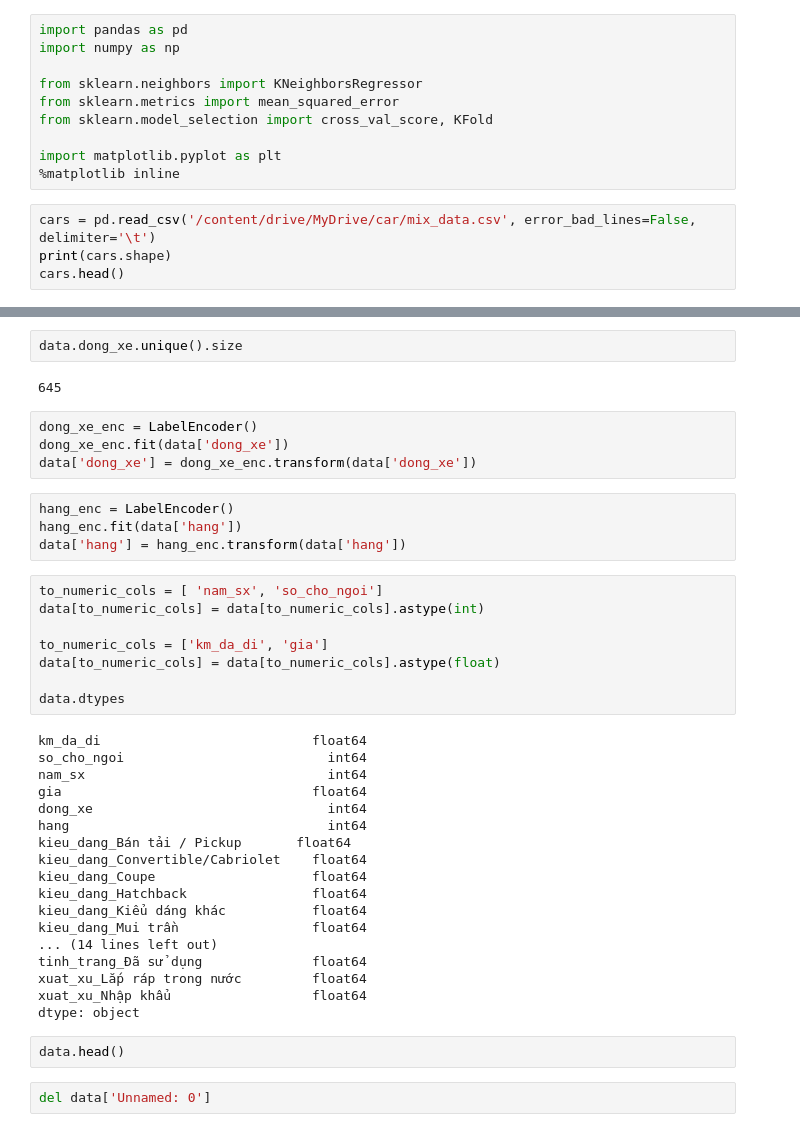
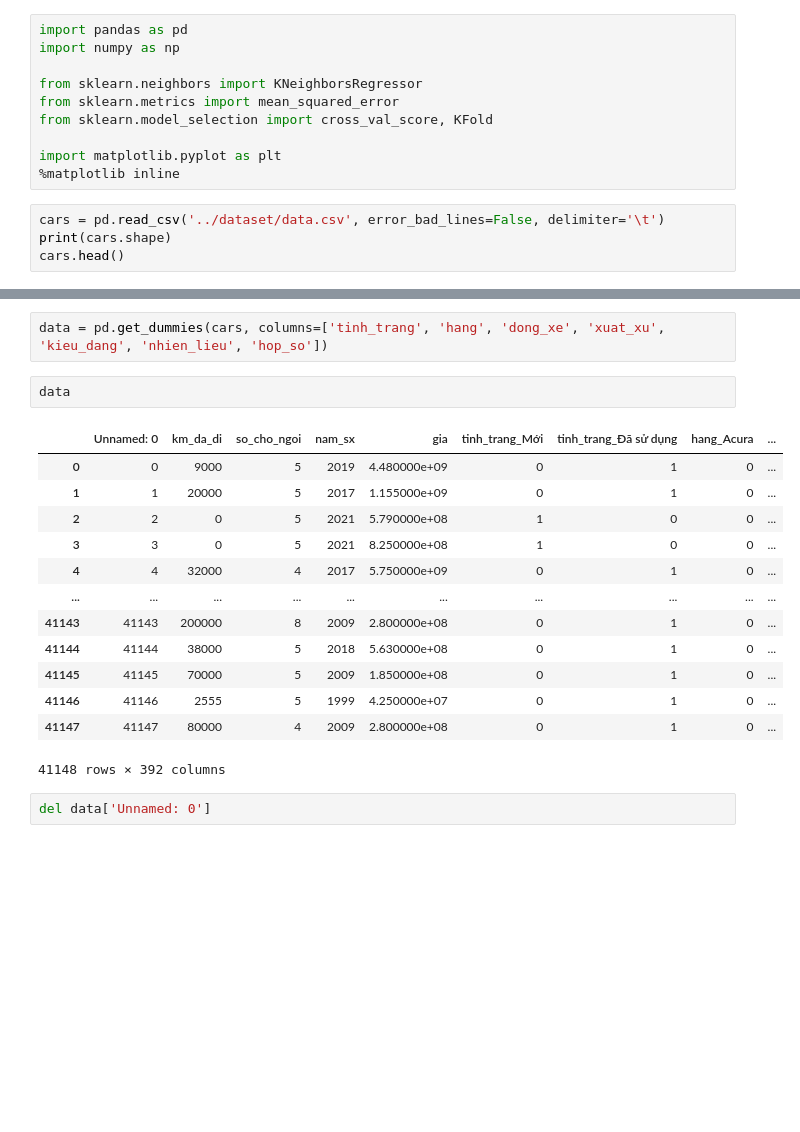
Before and after one commit to ghuioio/KHDL_IT4930, a Jupyter notebook: model/predict_car_prices_use_knn.ipynb, the cells around one changed output, grey strips where cells are left out. Cells and saved outputs as stored; diff of their text form; blank space fills up the shorter version.

```diff
--- a/model/predict_car_prices_use_knn.ipynb
+++ b/model/predict_car_prices_use_knn.ipynb
@@ -9,7 +21,7 @@ from sklearn.model_selection import cross_val_score, KFold
 import matplotlib.pyplot as plt
 %matplotlib inline
 # %%
-cars = pd.read_csv('/content/drive/MyDrive/car/mix_data.csv', error_bad_lines=False, delimiter='\t')
+cars = pd.read_csv('../dataset/data.csv', error_bad_lines=False, delimiter='\t')
 print(cars.shape)
 cars.head()
 # %% [output]
@@ -110,43 +35,21 @@ data = pd.concat([data, ohe_df], axis=1).drop(['xuat_xu'], axis=1)
-# %%
-data.dong_xe.unique().size
-# %% [output]
-645
-# %%
-dong_xe_enc = LabelEncoder()
-dong_xe_enc.fit(data['dong_xe'])
-data['dong_xe'] = dong_xe_enc.transform(data['dong_xe'])
-# %%
-hang_enc = LabelEncoder()
-hang_enc.fit(data['hang'])
-data['hang'] = hang_enc.transform(data['hang'])
-# %%
-to_numeric_cols = [ 'nam_sx', 'so_cho_ngoi']
-data[to_numeric_cols] = data[to_numeric_cols].astype(int)
-
-to_numeric_cols = ['km_da_di', 'gia']
-data[to_numeric_cols] = data[to_numeric_cols].astype(float)
-
-data.dtypes
-# %% [output]
-km_da_di                           float64
-so_cho_ngoi                          int64
-nam_sx                               int64
-gia                                float64
-dong_xe                              int64
-hang                                 int64
-kieu_dang_Bán tải / Pickup       float64
-kieu_dang_Convertible/Cabriolet    float64
-kieu_dang_Coupe                    float64
-kieu_dang_Hatchback                float64
-kieu_dang_Kiểu dáng khác           float64
-kieu_dang_Mui trần                 float64
-... (14 lines left out)
-tinh_trang_Đã sử dụng              float64
-xuat_xu_Lắp ráp trong nước         float64
-xuat_xu_Nhập khẩu                  float64
-dtype: object
+# %%
+data = pd.get_dummies(cars, columns=['tinh_trang', 'hang', 'dong_xe', 'xuat_xu', 'kieu_dang', 'nhien_lieu', 'hop_so'])
 # %%
-data.head()
+data
+# %% [output]
+|  | Unnamed: 0 | km_da_di | so_cho_ngoi | nam_sx | gia | tinh_trang_Mới | tinh_trang_Đã sử dụng | hang_Acura | ... |
+| 0 | 0 | 9000 | 5 | 2019 | 4.480000e+09 | 0 | 1 | 0 | ... |
+| 1 | 1 | 20000 | 5 | 2017 | 1.155000e+09 | 0 | 1 | 0 | ... |
+| 2 | 2 | 0 | 5 | 2021 | 5.790000e+08 | 1 | 0 | 0 | ... |
+| 3 | 3 | 0 | 5 | 2021 | 8.250000e+08 | 1 | 0 | 0 | ... |
+| 4 | 4 | 32000 | 4 | 2017 | 5.750000e+09 | 0 | 1 | 0 | ... |
+| ... | ... | ... | ... | ... | ... | ... | ... | ... | ... |
+| 41143 | 41143 | 200000 | 8 | 2009 | 2.800000e+08 | 0 | 1 | 0 | ... |
+| 41144 | 41144 | 38000 | 5 | 2018 | 5.630000e+08 | 0 | 1 | 0 | ... |
+| 41145 | 41145 | 70000 | 5 | 2009 | 1.850000e+08 | 0 | 1 | 0 | ... |
+| 41146 | 41146 | 2555 | 5 | 1999 | 4.250000e+07 | 0 | 1 | 0 | ... |
+| 41147 | 41147 | 80000 | 4 | 2009 | 2.800000e+08 | 0 | 1 | 0 | ... |
+41148 rows × 392 columns
 # %%
 del data['Unnamed: 0']
 # %%
```
Also changed, not shown: parts of 32 cells of this notebook.
